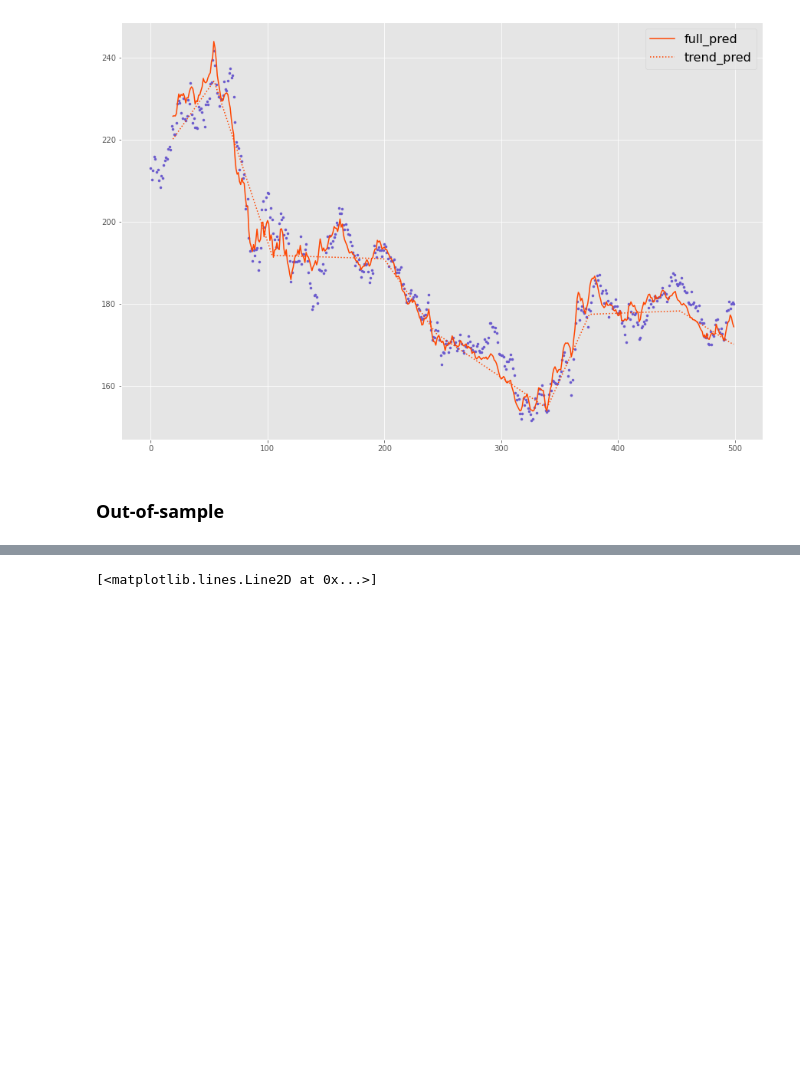
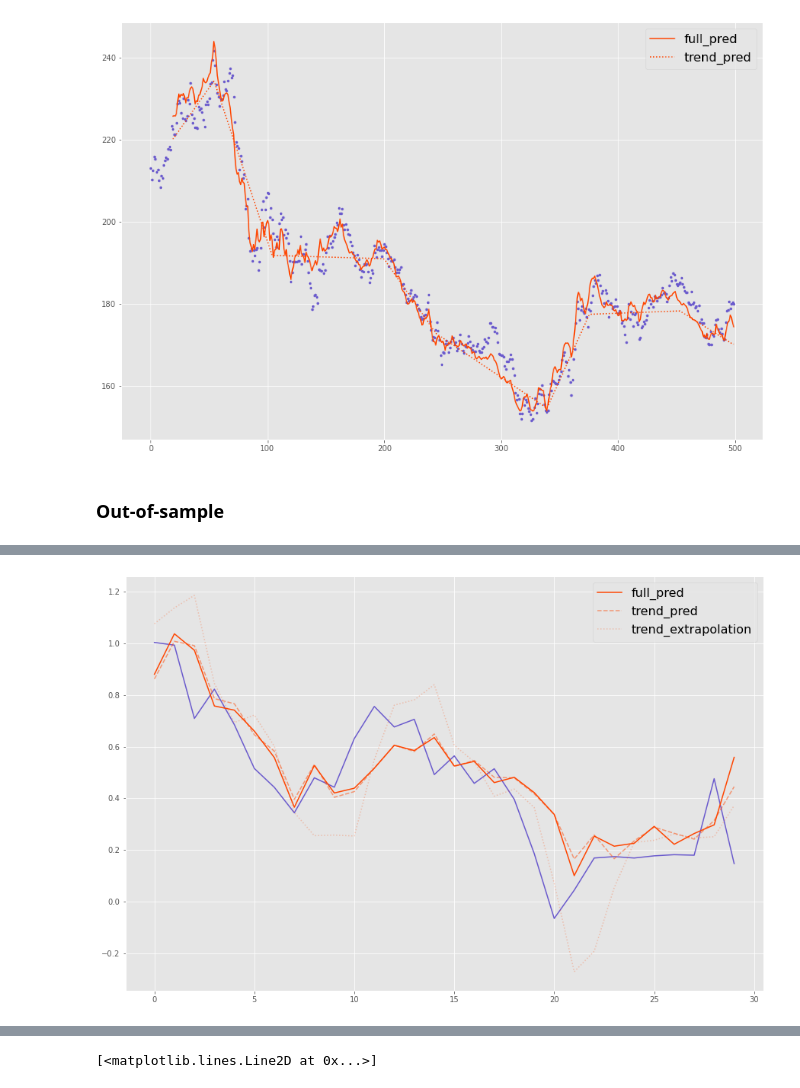
Before and after one commit to GuillaumeDMMarion/deep-plats, a Jupyter notebook: notebooks/development.ipynb, the cells around one changed output, grey strips where cells are left out. Cells and saved outputs as stored; diff of their text form; code cells hidden in the pictures; blank space fills up the shorter version.

```diff
--- a/notebooks/development.ipynb
+++ b/notebooks/development.ipynb
@@ -185,0 +235,12 @@ plt.plot(preds, c='orangered')
+# %%
+# rnn trend + shallow resid
+fig, ax = plt.subplots(figsize=(15, 10))
+ax.plot(X[:30 * horizon], y[train_size : train_size + 30 * horizon], c='slateblue')
+ax.plot(preds[1:].sum(0), c='orangered', label='full_pred')
+ax.plot(preds[1], c='orangered', linestyle='--', alpha=.5, label='trend_pred')
+ax.plot(preds[0], c='orangered', linestyle=':', alpha=.25, label='trend_extrapolation')
+plt.legend(prop={'size': 16})
+extent = ax.get_window_extent().transformed(fig.dpi_scale_trans.inverted())
+plt.savefig('../images/example_oos.jpg',  bbox_inches=extent)
+# %% [output]
+[figure, added]
```
Also changed, not shown: parts of 23 cells of this notebook, 4 other files.
